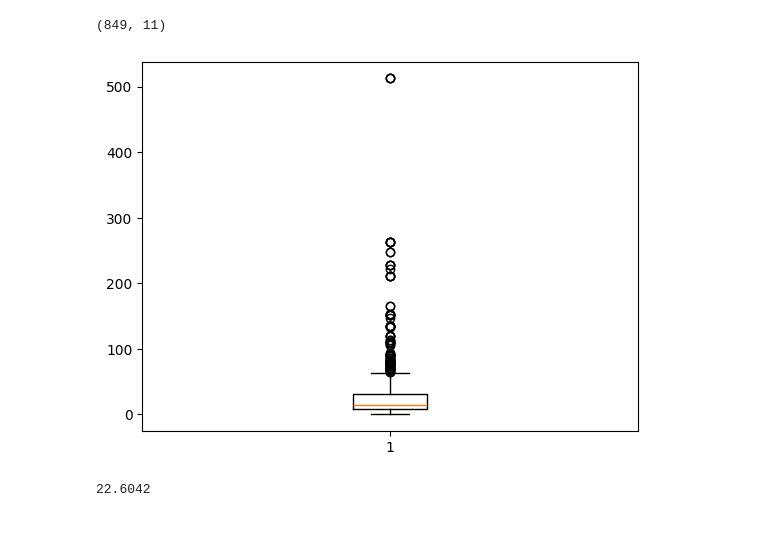
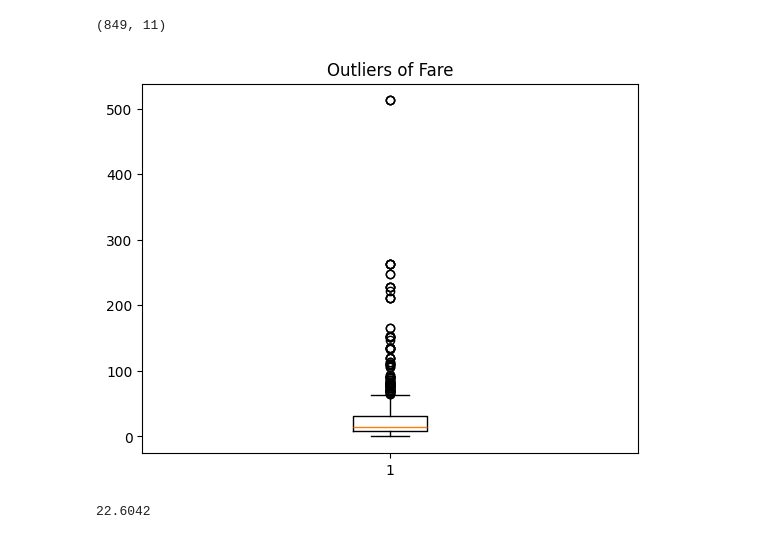
Before and after one commit to Joyna-Joy/dsa_CaseStudy_ICTAK_2024_25, a Jupyter notebook: DataScience_Preprocessing(Jan25).ipynb, the cells around one changed output. Cells and saved outputs as stored; diff of their text form; code cells hidden in the pictures.

```diff
--- a/DataScience_Preprocessing(Jan25).ipynb
+++ b/DataScience_Preprocessing(Jan25).ipynb
@@ -172,9 +173,10 @@ titanic_data.shape
 (849, 11)
 # %%
 plt.boxplot(titanic_data['Fare'])
+plt.title('Outliers of Fare')
 plt.show()
 # %% [output]
-[figure, old version]
+[figure, new version]
 # %%
 Q1_Fare = np.percentile(titanic_data['Fare'], 25)
 Q3_Fare = np.percentile(titanic_data['Fare'], 75)
```
Also changed, not shown: parts of 2 cells of this notebook.
